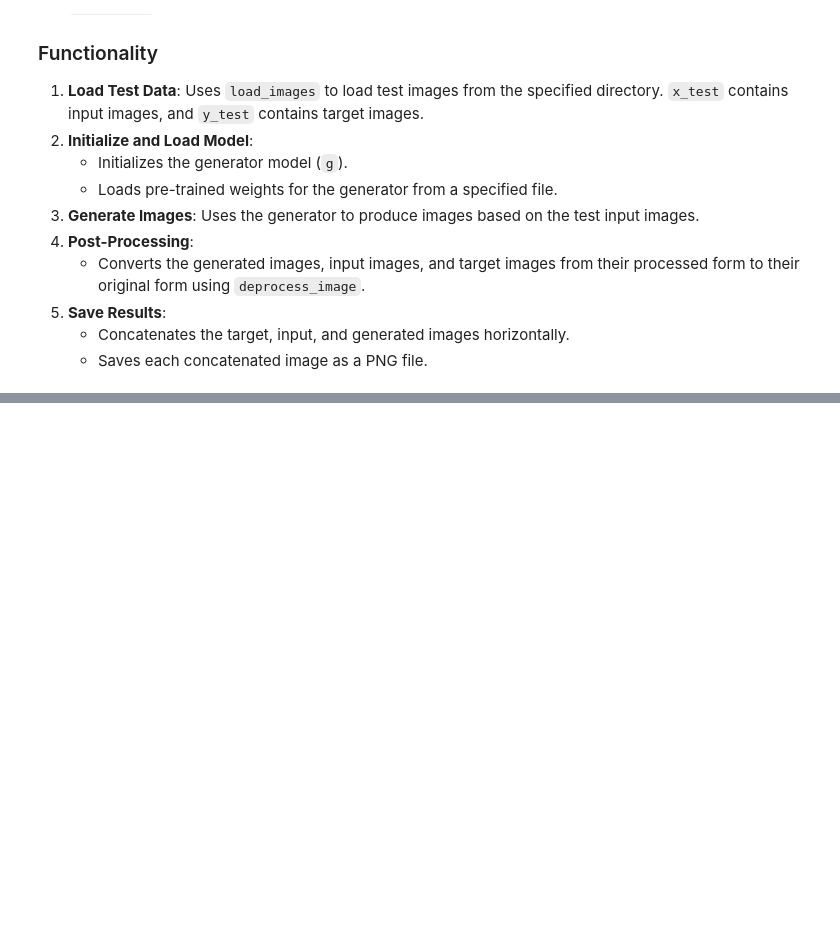
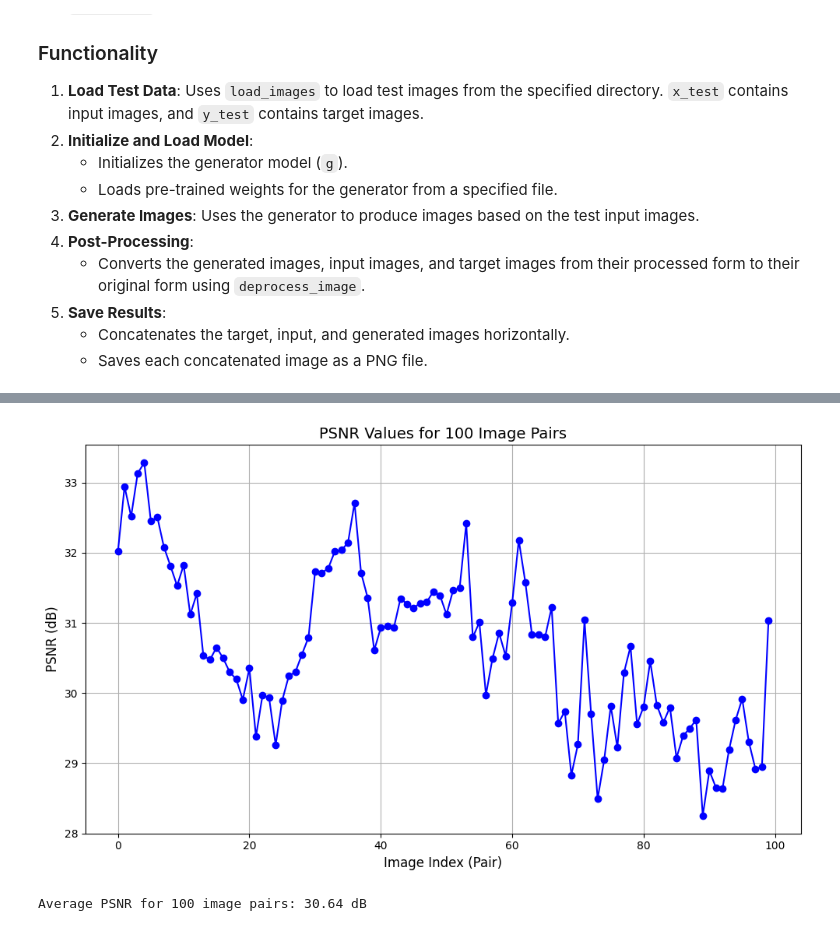
Before and after one commit to mittalhimanshu01/Image-Deblurring, a Jupyter notebook: deblurGAN.ipynb, the cells around one changed output, grey strips where cells are left out. Cells and saved outputs as stored; diff of their text form; code cells hidden in the pictures; blank space fills up the shorter version.

```diff
--- a/deblurGAN.ipynb
+++ b/deblurGAN.ipynb
@@ -970,0 +1029,63 @@ test(batch_size=batch_size)
+# %%
+import numpy as np
+import cv2
+import matplotlib.pyplot as plt
+import os
+
+# Function to calculate PSNR
+def calculate_psnr(original, deblurred):
+    mse = np.mean((original - deblurred) ** 2)
+    if mse == 0:
+        return float('inf')
+    psnr = 20 * np.log10(255.0 / np.sqrt(mse))
+    return psnr
+
+# Directory for results (Assuming images are named sequentially)
+result_dir = './results/'
+
+# Number of image pairs
+num_images = 100
+
+# List to store PSNR values
+psnr_values = []
+file_path = './psnr_values.txt'
+
+# Loop over image pairs (assuming original and generated images are named sequentially)
+for i in range(num_images):
+    original_path = os.path.join(result_dir, f'original_{i}.png')
+    deblurred_path = os.path.join(result_dir, f'generated_{i}.png')
+
+    # Read images in grayscale
+    original = cv2.imread(original_path, cv2.IMREAD_GRAYSCALE)
+    deblurred = cv2.imread(deblurred_path, cv2.IMREAD_GRAYSCALE)
+
+    # Check if images were loaded properly
+    if original is None or deblurred is None:
+        print(f"Warning: Image pair {i} could not be loaded.")
+        continue
+
+    # Calculate PSNR for this image pair
+    psnr_value = calculate_psnr(original, deblurred)
+    psnr_values.append(psnr_value)
+
+# Plot the PSNR values
+plt.figure(figsize=(10, 6))
+plt.plot(range(len(psnr_values)), psnr_values, marker='o', linestyle='-', color='b')
+plt.xlabel('Image Index (Pair)', fontsize=12)
+plt.ylabel('PSNR (dB)', fontsize=12)
+plt.title('PSNR Values for 100 Image Pairs', fontsize=14)
+plt.grid(True)
+plt.tight_layout()
+plt.show()
+
+# Print the average PSNR for reference
+average_psnr = np.mean(psnr_values)
+print(f"Average PSNR for {len(psnr_values)} image pairs: {average_psnr:.2f} dB")
+
+# Write PSNR values to the text file
+with open(file_path, 'w') as f:
+    for psnr in psnr_values:
+        f.write(f"{psnr}\n")  # Write each PSNR value on a new line
+# %% [output]
+[figure, added]
+Average PSNR for 100 image pairs: 30.64 dB
```
Also changed, not shown: parts of 24 cells of this notebook, 19 other files.
